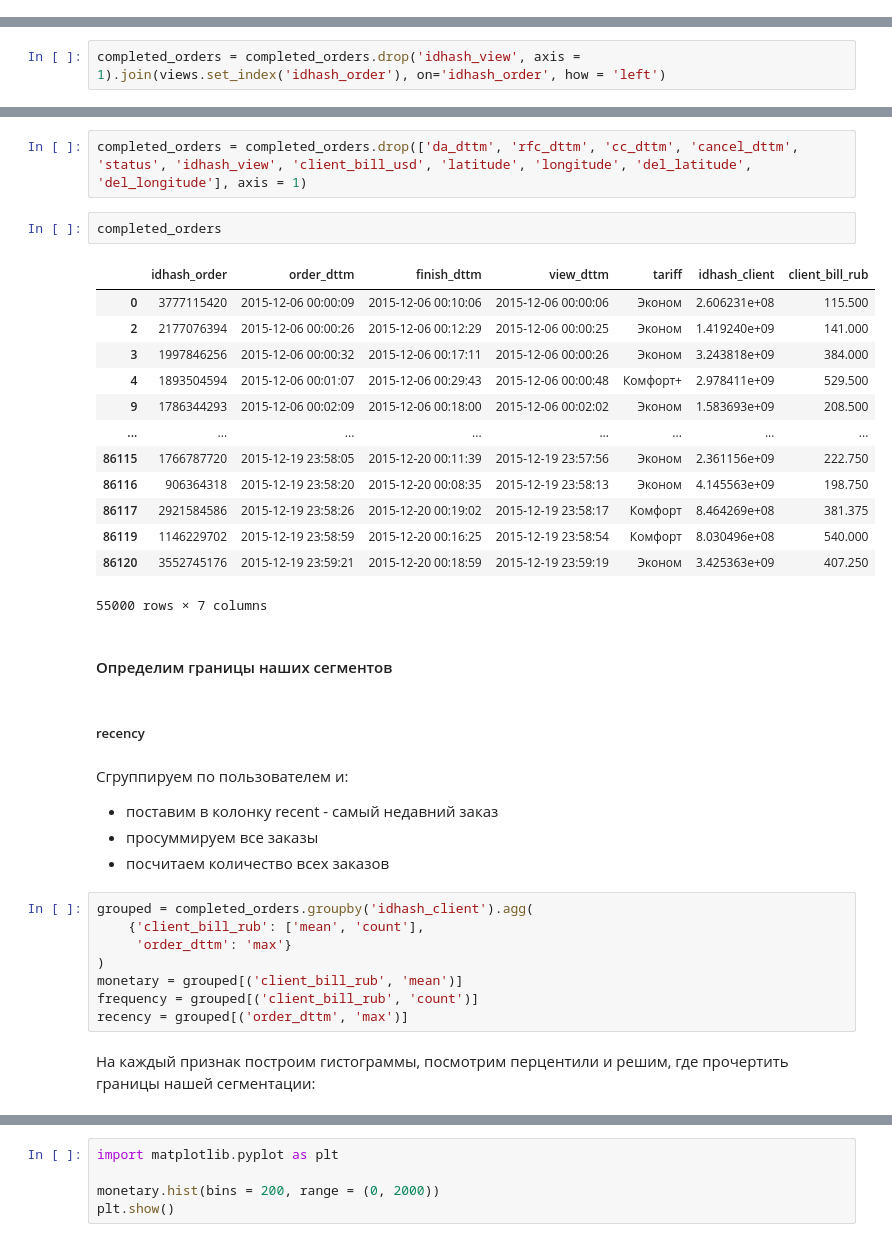
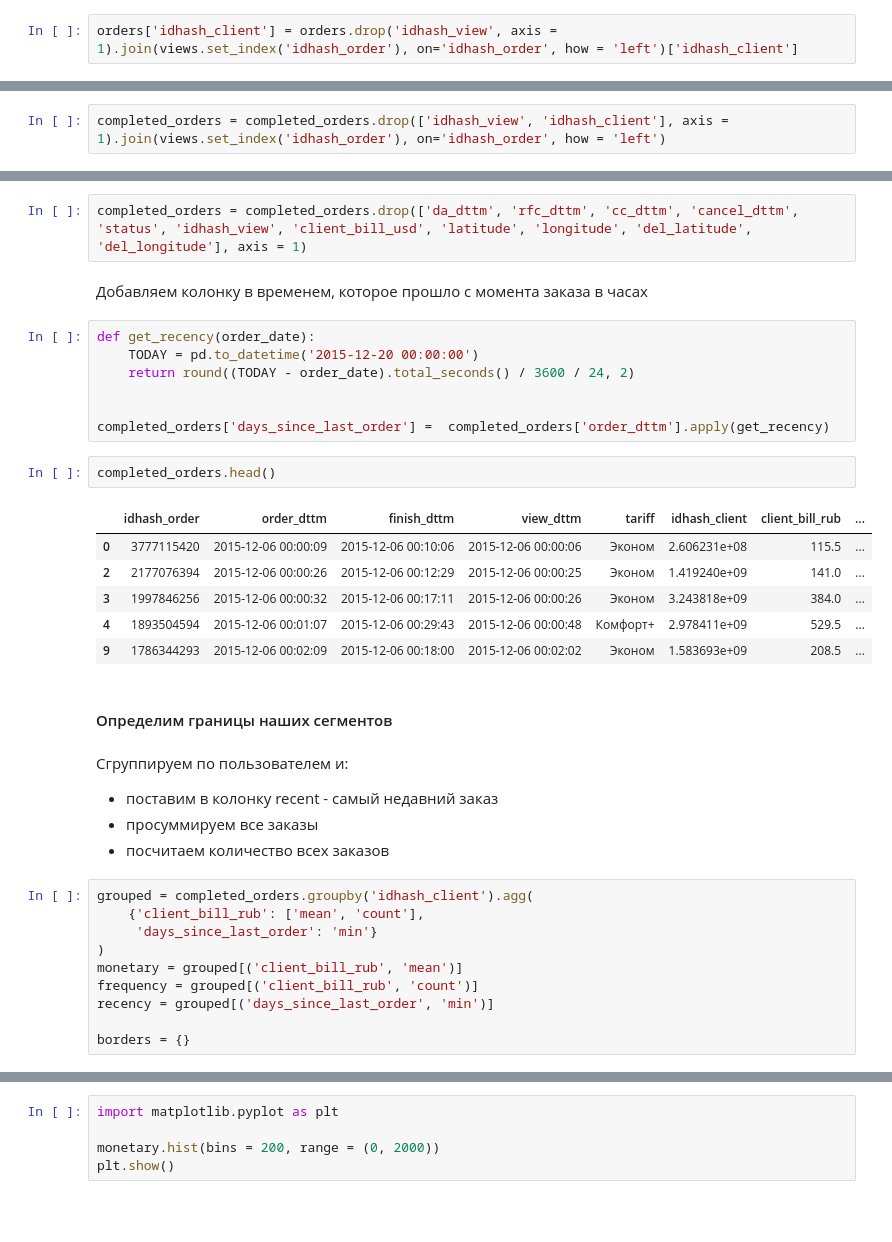
Before and after one commit to ivan-analytics/TP-Data-Analytics, a Jupyter notebook: hw-4/RFM-segmentation-analysis.ipynb, the cells around one changed output, grey strips where cells are left out. Saved outputs shown, nothing was run; the diff lists cells and outputs as text; blank space fills up the shorter version.

```diff
--- a/hw-4/RFM-segmentation-analysis.ipynb
+++ b/hw-4/RFM-segmentation-analysis.ipynb
@@ -42,3 +44,5 @@ views.head()
+# %%
+orders['idhash_client'] = orders.drop('idhash_view', axis = 1).join(views.set_index('idhash_order'), on='idhash_order', how = 'left')['idhash_client']
 # %%
 orders.head()
 # %% [output]
@@ -64,31 +68,31 @@ completed_orders = orders.dropna(subset = ['finish_dttm'])
 # %% [markdown]
 Приджоиним информацию о сумме каждого заказа из views:
 # %%
-completed_orders = completed_orders.drop('idhash_view', axis = 1).join(views.set_index('idhash_order'), on='idhash_order', how = 'left')
+completed_orders = completed_orders.drop(['idhash_view', 'idhash_client'], axis = 1).join(views.set_index('idhash_order'), on='idhash_order', how = 'left')
 # %% [markdown]
 Оставляем только нужные нам для сегментации колонки:
 # %%
 completed_orders = completed_orders.drop(['da_dttm', 'rfc_dttm', 'cc_dttm', 'cancel_dttm', 'status', 'idhash_view', 'client_bill_usd', 'latitude', 'longitude', 'del_latitude', 'del_longitude'], axis = 1)
+# %% [markdown]
+Добавляем колонку в временем, которое прошло с момента заказа в часах
+# %%
+def get_recency(order_date):
+    TODAY = pd.to_datetime('2015-12-20 00:00:00')
+    return round((TODAY - order_date).total_seconds() / 3600 / 24, 2)
+
+
+completed_orders['days_since_last_order'] =  completed_orders['order_dttm'].apply(get_recency)
 # %%
-completed_orders
+completed_orders.head()
 # %% [output]
-|  | idhash_order | order_dttm | finish_dttm | view_dttm | tariff | idhash_client | client_bill_rub |
-| 0 | 3777115420 | 2015-12-06 00:00:09 | 2015-12-06 00:10:06 | 2015-12-06 00:00:06 | Эконом | 2.606231e+08 | 115.500 |
-| 2 | 2177076394 | 2015-12-06 00:00:26 | 2015-12-06 00:12:29 | 2015-12-06 00:00:25 | Эконом | 1.419240e+09 | 141.000 |
-| 3 | 1997846256 | 2015-12-06 00:00:32 | 2015-12-06 00:17:11 | 2015-12-06 00:00:26 | Эконом | 3.243818e+09 | 384.000 |
-| 4 | 1893504594 | 2015-12-06 00:01:07 | 2015-12-06 00:29:43 | 2015-12-06 00:00:48 | Комфорт+ | 2.978411e+09 | 529.500 |
-| 9 | 1786344293 | 2015-12-06 00:02:09 | 2015-12-06 00:18:00 | 2015-12-06 00:02:02 | Эконом | 1.583693e+09 | 208.500 |
-| ... | ... | ... | ... | ... | ... | ... | ... |
-| 86115 | 1766787720 | 2015-12-19 23:58:05 | 2015-12-20 00:11:39 | 2015-12-19 23:57:56 | Эконом | 2.361156e+09 | 222.750 |
-| 86116 | 906364318 | 2015-12-19 23:58:20 | 2015-12-20 00:08:35 | 2015-12-19 23:58:13 | Эконом | 4.145563e+09 | 198.750 |
-| 86117 | 2921584586 | 2015-12-19 23:58:26 | 2015-12-20 00:19:02 | 2015-12-19 23:58:17 | Комфорт | 8.464269e+08 | 381.375 |
-| 86119 | 1146229702 | 2015-12-19 23:58:59 | 2015-12-20 00:16:25 | 2015-12-19 23:58:54 | Комфорт | 8.030496e+08 | 540.000 |
-| 86120 | 3552745176 | 2015-12-19 23:59:21 | 2015-12-20 00:18:59 | 2015-12-19 23:59:19 | Эконом | 3.425363e+09 | 407.250 |
+|  | idhash_order | order_dttm | finish_dttm | view_dttm | tariff | idhash_client | client_bill_rub | ... |
+| 0 | 3777115420 | 2015-12-06 00:00:09 | 2015-12-06 00:10:06 | 2015-12-06 00:00:06 | Эконом | 2.606231e+08 | 115.5 | ... |
+| 2 | 2177076394 | 2015-12-06 00:00:26 | 2015-12-06 00:12:29 | 2015-12-06 00:00:25 | Эконом | 1.419240e+09 | 141.0 | ... |
+| 3 | 1997846256 | 2015-12-06 00:00:32 | 2015-12-06 00:17:11 | 2015-12-06 00:00:26 | Эконом | 3.243818e+09 | 384.0 | ... |
+| 4 | 1893504594 | 2015-12-06 00:01:07 | 2015-12-06 00:29:43 | 2015-12-06 00:00:48 | Комфорт+ | 2.978411e+09 | 529.5 | ... |
+| 9 | 1786344293 | 2015-12-06 00:02:09 | 2015-12-06 00:18:00 | 2015-12-06 00:02:02 | Эконом | 1.583693e+09 | 208.5 | ... |
-55000 rows × 7 columns
 # %% [markdown]
 #### Определим границы наших сегментов
-# %% [markdown]
-##### recency
 # %% [markdown]
 Сгруппируем по пользователем и:
 * поставим в колонку recent - самый недавний заказ
@@ -97,10 +101,10 @@ completed_orders
 # %%
 grouped = completed_orders.groupby('idhash_client').agg(
     {'client_bill_rub': ['mean', 'count'],
-     'order_dttm': 'max'}
+     'days_since_last_order': 'min'}
 )
 monetary = grouped[('client_bill_rub', 'mean')]
 frequency = grouped[('client_bill_rub', 'count')]
-recency = grouped[('order_dttm', 'max')]
+recency = grouped[('days_since_last_order', 'min')]
+
+borders = {}
-# %% [markdown]
-На каждый признак построим гистограммы, посмотрим перцентили и решим, где прочертить границы нашей сегментации:
```
Also changed, not shown: parts of 31 cells of this notebook.
